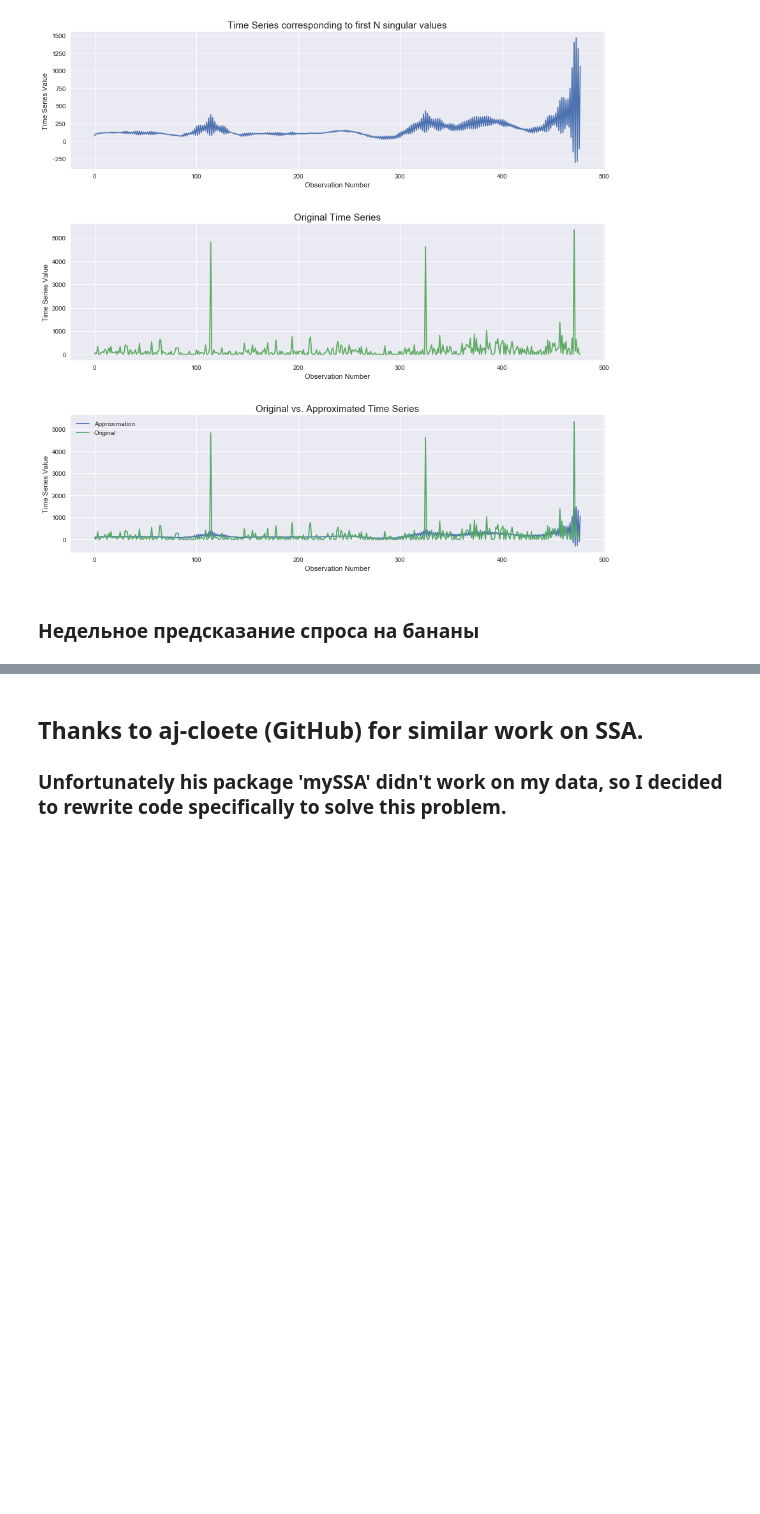
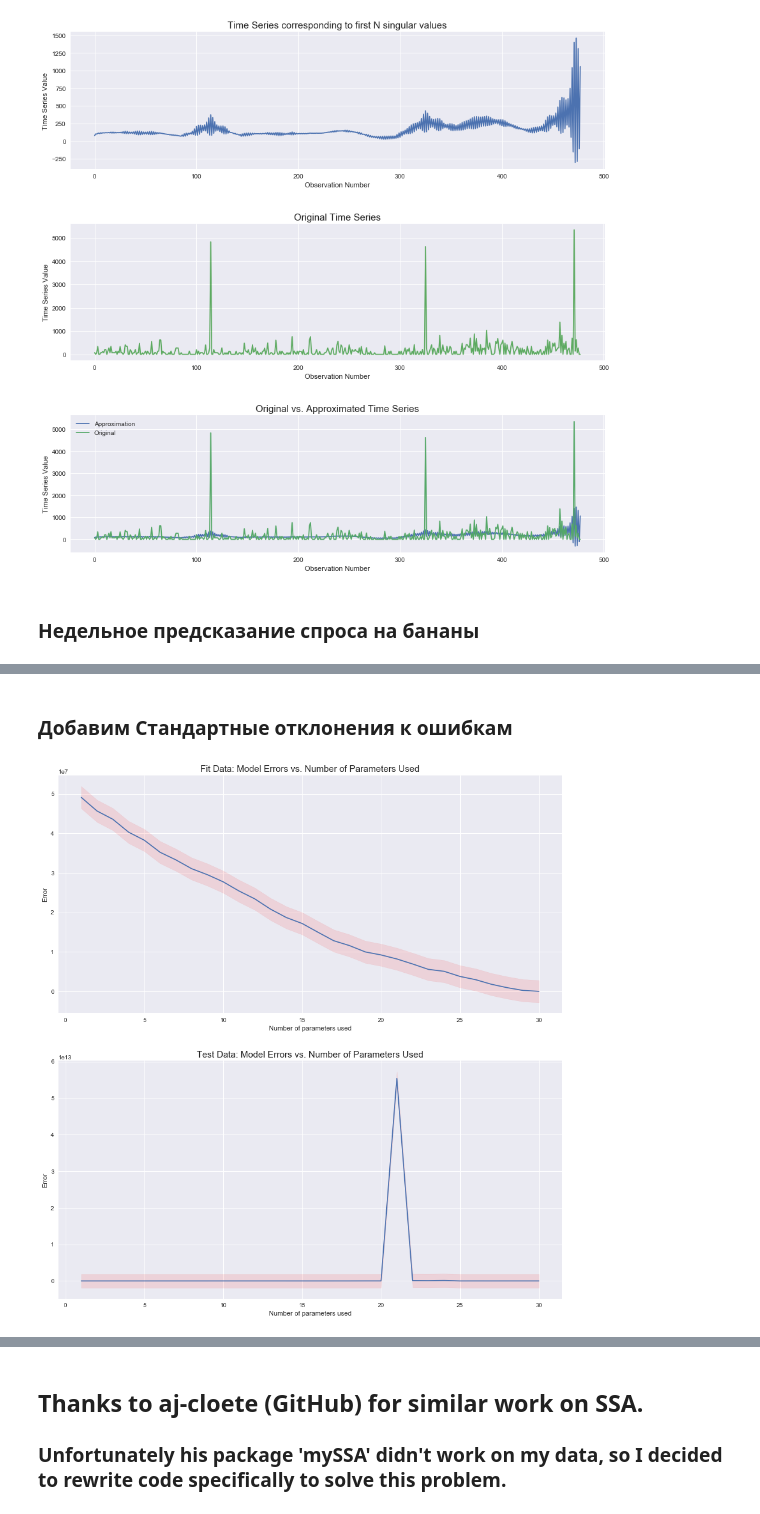
Before and after one commit to Intelligent-Systems-Phystech/StartCode, a Jupyter notebook: Akhiarov2018Problem20/main.ipynb, the cells around one changed output, grey strips where cells are left out. Drawn from its saved outputs; the diff is of its cells as text; code cells hidden in the pictures; blank space fills up the shorter version.

```diff
--- a/Akhiarov2018Problem20/main.ipynb
+++ b/Akhiarov2018Problem20/main.ipynb
@@ -201,0 +301,35 @@ ax.grid()
+# %% [markdown]
+### Добавим Стандартные отклонения к ошибкам
+# %%
+fit_sigma = (np.sqrt((np.cumsum((fit_errors - np.mean(fit_errors)) ** 2))[-1:].values)) / (len(fit_errors) - 1)
+test_sigma = (np.sqrt((np.cumsum((test_errors - np.mean(test_errors)) ** 2))[-1:].values)) / (len(test_errors) - 1)
+
+#
+# Fit period errors
+#
+
+sns.set(style='dark')
+fig, ax = plt.subplots(nrows=2, ncols=1, figsize=(15, 8 * 2))
+ax[0].plot(fit_errors, label='Fit Errors');
+ax[0].fill_between(list(range(1, len(fit_errors) + 1)), fit_errors - fit_sigma,
+                     fit_errors + fit_sigma, alpha=0.1,
+                     color="r")
+ax[0].set_title('Fit Data: Model Errors vs. Number of Parameters Used', fontsize=15)
+ax[0].set_ylabel('Error')
+ax[0].set_xlabel('Number of parameters used')
+ax[0].grid()
+
+#
+# Test period errors
+#
+
+ax[1].plot(test_errors, label='Test Errors');
+ax[1].fill_between(list(range(1, len(test_errors) + 1)), test_errors - test_sigma,
+                     test_errors + test_sigma, alpha=0.1,
+                     color="r")
+ax[1].set_title('Test Data: Model Errors vs. Number of Parameters Used', fontsize=15)
+ax[1].set_ylabel('Error')
+ax[1].set_xlabel('Number of parameters used')
+ax[1].grid()
+# %% [output]
+[figure, added]
```
Also changed, not shown: parts of 13 cells of this notebook.
